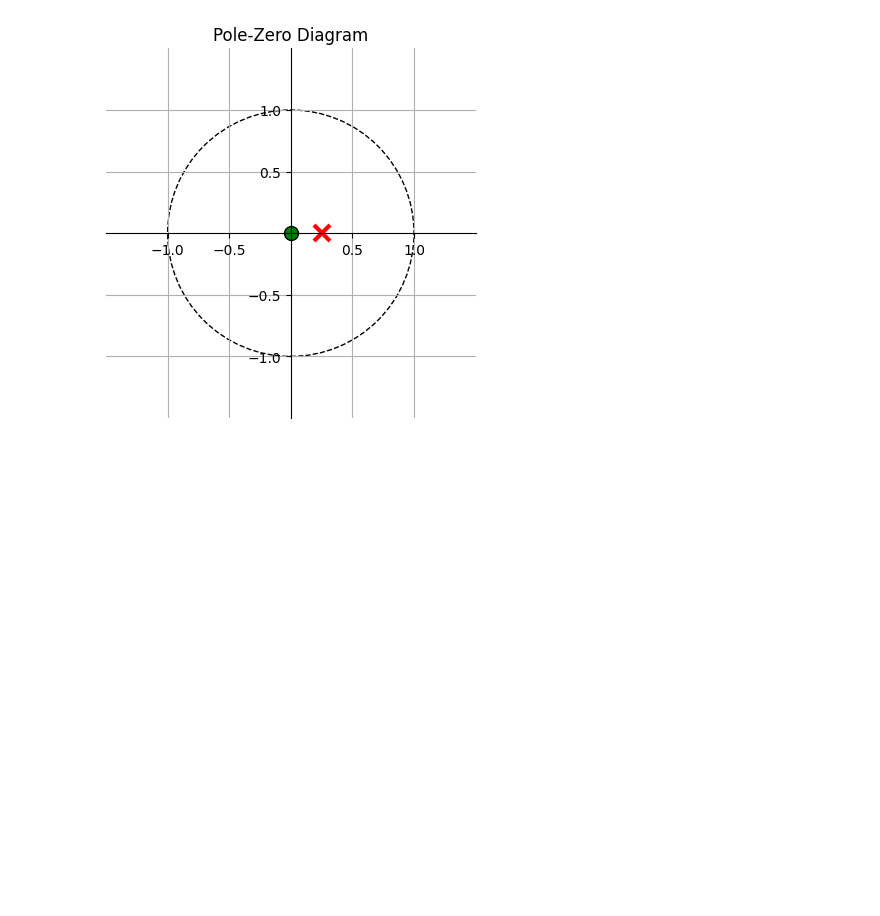
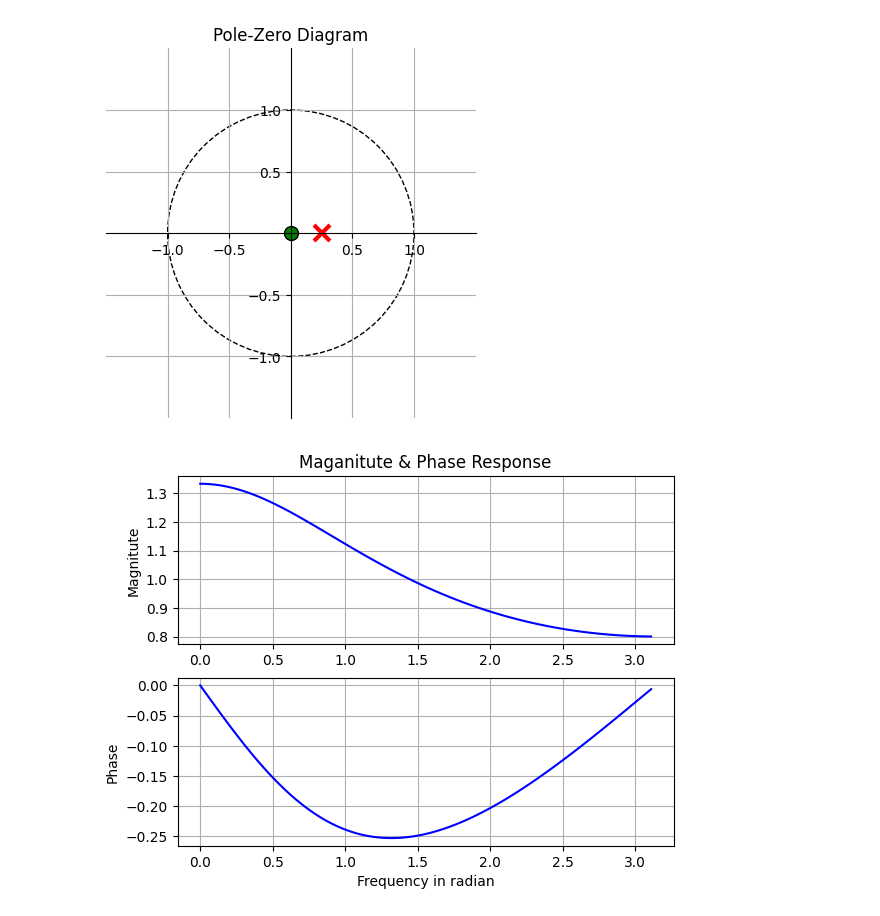
Before and after one commit to nakyeonko3/jupyter_works, a Jupyter notebook: digitalprocess.ipynb, the cells around one changed output. Cells and saved outputs as stored; diff of their text form; code cells hidden in the pictures; blank space fills up the shorter version.

```diff
--- a/digitalprocess.ipynb
+++ b/digitalprocess.ipynb
@@ -39,3 +39,20 @@ plt.figure; zplane(b,a)
 plt.show()
 # %% [output]
 [figure]
+# %%
+import numpy as np
+import matplotlib.pyplot as plt
+from scipy import signal
+b = [1, 0]
+a = [1, -0.25]
+Omega, H=signal.freqz(b,a,100)
+magH = np.abs(H)
+phaH = np.angle(H)
+plt.figure()
+plt.subplot(2,1,1); plt.plot(Omega, magH,"blue"); plt.grid()
+plt.ylabel("Magnitute"); plt.title("Maganitute & Phase Response")
+plt.subplot(2,1,2); plt.plot(Omega, phaH,"blue"); plt.grid()
+plt.xlabel("Frequency in radian"); plt.ylabel("Phase")
+plt.show()
+# %% [output]
+[figure, added]
```
